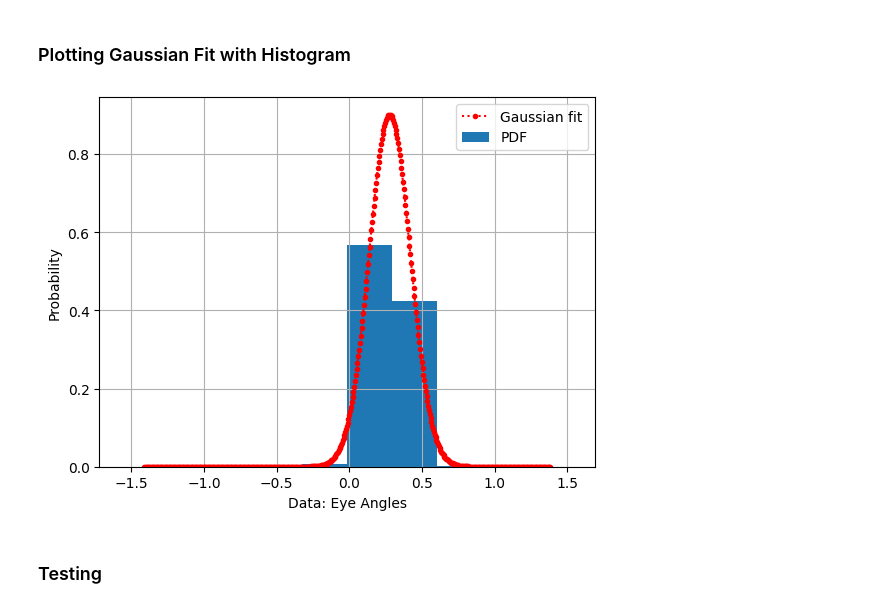
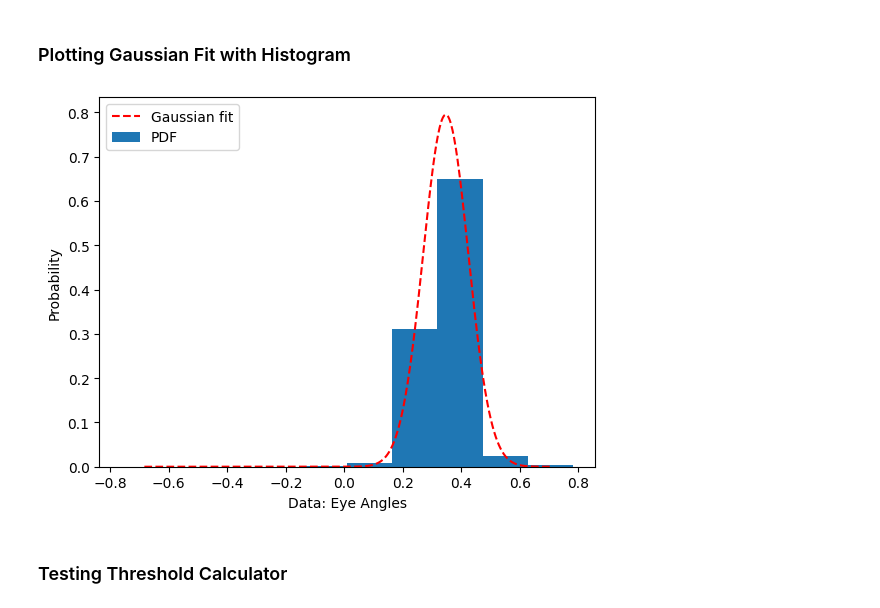
Before and after one commit to katarzyna-kupczyk/prey_capture, a Jupyter notebook: notebooks/vergence_event_finder.ipynb, the cells around one changed output. Drawn from its saved outputs; the diff is of its cells as text; code cells hidden in the pictures.

```diff
--- a/notebooks/vergence_event_finder.ipynb
+++ b/notebooks/vergence_event_finder.ipynb
@@ -59,44 +150,42 @@ threshold_list = [calculate_eye_vergence_threshold(df) for df in [data0,data1,da
 # %% [markdown]
 ### Plotting Gaussian Fit with Histogram
 # %%
-x_data=full
+data = data0
+left = data['L_EYE'].fillna(method='ffill')
+right = data['R_EYE'].fillna(method='ffill')
+x_data = np.concatenate([right,-left])
 
 #plotting the histogram
 hist, bin_edges = np.histogram(x_data)
 hist=hist/sum(hist)
 
 n = len(hist)
 x_hist=np.zeros((n),dtype=float)
 for ii in range(n):
     x_hist[ii]=(bin_edges[ii+1]+bin_edges[ii])/2
 
 y_hist=hist
 
-#Calculating the Gaussian PDF values given Gaussian parameters and random variable X
-def gaus(X,C,X_mean,sigma):
-    return C*np.exp(-(X-X_mean)**2/(2*sigma**2))
-
 mean = sum(x_hist*y_hist)/sum(y_hist)
 sigma = sum(y_hist*(x_hist-mean)**2)/sum(y_hist)
 
 #Gaussian least-square fitting process
-param_optimised,param_covariance_matrix = curve_fit(gaus,x_hist,y_hist,method='dogbox',\
+param_optimised,param_covariance_matrix = curve_fit(gauss,x_hist,y_hist,method='dogbox',\
                                                     p0=[max(y_hist),mean,sigma],maxfev=5000)
 fig = plt.figure()
 x_hist_2=np.linspace(np.min(x_hist),np.max(x_hist),500)
-plt.plot(x_hist_2,gaus(x_hist_2,*param_optimised),'r.:',label='Gaussian fit')
+plt.plot(x_hist_2,gauss(x_hist_2,*param_optimised),'r--',label='Gaussian fit')
 
 #Normalise the histogram values
 weights = np.ones_like(x_data) / len(x_data)
 plt.hist(x_data, weights=weights,label='PDF')
 
 #setting the label,title and grid of the plot
 plt.xlabel("Data: Eye Angles")
 plt.ylabel("Probability")
 plt.legend()
-plt.grid("on")
 plt.show()
 # %% [output]
-[figure, old version]
+[figure, new version]
 # %% [markdown]
-### Testing
+### Testing Threshold Calculator
```
Also changed, not shown: parts of 62 cells of this notebook.
